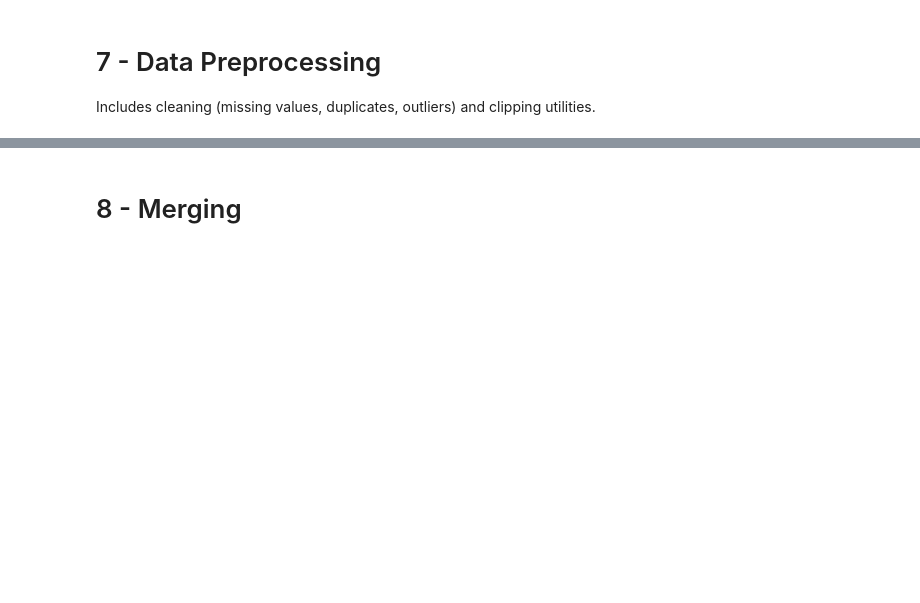
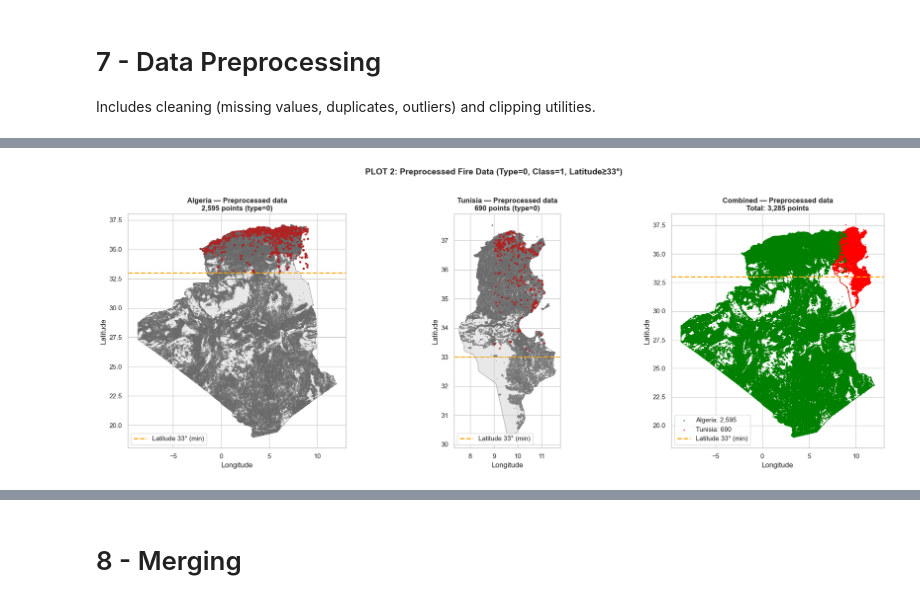
Before and after one commit to BESSAI-Tayeb/forest-fires-algeria-tunisia-analysis, a Jupyter notebook: analysis/analysis/fire.ipynb, the cells around one changed output, grey strips where cells are left out. Drawn from its saved outputs; the diff is of its cells as text; code cells hidden in the pictures; blank space fills up the shorter version.

```diff
--- a/analysis/analysis/fire.ipynb
+++ b/analysis/analysis/fire.ipynb
@@ -786,3 +912,84 @@ Preview of combined fires.csv:
 | 296 | 2.47095 | 36.49013 | 1 |
 | 297 | 2.47010 | 36.49344 | 1 |
 | 309 | 2.47038 | 36.49175 | 1 |
+# %%
+# ============================================================================
+# PLOT 2: AFTER PREPROCESSING (Type=0 only, class=1)
+# ============================================================================
+print("="*80)
+print("PLOT 2: PREPROCESSED DATA (TYPE=0, CLASS=1)")
+print("="*80)
+
+# ============================================================================
+# Load preprocessed data from FIRES_RESULT_CSV
+# ============================================================================
+print(f"\nLoading preprocessed data from {FIRES_RESULT_CSV.name}...")
+preprocessed_df = pd.read_csv(FIRES_RESULT_CSV)
+
+# Separate by country (using longitude as proxy: Algeria < 9, Tunisia >= 9)
+algeria_preprocessed = preprocessed_df[preprocessed_df['longitude'] < 9].copy()
+tunisia_preprocessed = preprocessed_df[preprocessed_df['longitude'] >= 9].copy()
+
+print(f"Preprocessed data (type=0 only, class=1) from {FIRES_RESULT_CSV.name}:")
+print(f"  Algeria: {len(algeria_preprocessed):,} fire points")
+print(f"  Tunisia: {len(tunisia_preprocessed):,} fire points")
+print(f"  Total: {len(preprocessed_df):,} fire points")
+
+# Create geodataframes
+alg_clean_gdf = gpd.GeoDataFrame(
+    algeria_preprocessed,
+    geometry=gpd.points_from_xy(algeria_preprocessed['longitude'], algeria_preprocessed['latitude']),
+    crs='EPSG:4326'
+)
+tn_clean_gdf = gpd.GeoDataFrame(
+    tunisia_preprocessed,
+    geometry=gpd.points_from_xy(tunisia_preprocessed['longitude'], tunisia_preprocessed['latitude']),
+    crs='EPSG:4326'
+)
+
+# Create side-by-side comparison
+fig, axes = plt.subplots(1, 3, figsize=(20, 7))
+
+# Left: Algeria
+ax1 = axes[0]
+algeria_lc.plot(ax=ax1, edgecolor='dimgray', facecolor='lightgray', alpha=0.5)
+alg_clean_gdf.plot(ax=ax1, markersize=5, color='firebrick', alpha=0.7)
+ax1.set_title(f'Algeria — Preprocessed data\n{len(algeria_preprocessed):,} points (type=0)', fontsize=12, fontweight='bold')
+ax1.set_xlabel('Longitude')
+ax1.set_ylabel('Latitude')
+ax1.axhline(y=33, color='orange', linestyle='--', linewidth=2, label='Latitude 33° (min)')
+ax1.legend(loc='lower left')
+
+# Middle: Tunisia
+ax2 = axes[1]
+tunisia_lc.plot(ax=ax2, edgecolor='dimgray', facecolor='lightgray', alpha=0.5)
+tn_clean_gdf.plot(ax=ax2, markersize=5, color='firebrick', alpha=0.7)
+ax2.set_title(f'Tunisia — Preprocessed data\n{len(tunisia_preprocessed):,} points (type=0)', fontsize=12, fontweight='bold')
+ax2.set_xlabel('Longitude')
+ax2.set_ylabel('Latitude')
+ax2.axhline(y=33, color='orange', linestyle='--', linewidth=2, label='Latitude 33° (min)')
+ax2.legend(loc='lower left')
+
+# Right: Combined view
+ax3 = axes[2]
+algeria_lc.plot(ax=ax3, edgecolor='green', facecolor='none', linewidth=1)
+tunisia_lc.plot(ax=ax3, edgecolor='red', facecolor='none', linewidth=1)
+alg_clean_gdf.plot(ax=ax3, markersize=3, color='green', alpha=0.6, label=f'Algeria: {len(algeria_preprocessed):,}')
+tn_clean_gdf.plot(ax=ax3, markersize=3, color='red', alpha=0.6, label=f'Tunisia: {len(tunisia_preprocessed):,}')
+ax3.set_title(f'Combined — Preprocessed data\nTotal: {len(preprocessed_df):,} points', fontsize=12, fontweight='bold')
+ax3.set_xlabel('Longitude')
+ax3.set_ylabel('Latitude')
+ax3.axhline(y=33, color='orange', linestyle='--', linewidth=2, label='Latitude 33° (min)')
+ax3.legend(loc='lower left')
+
+plt.suptitle('PLOT 2: Preprocessed Fire Data (Type=0, Class=1, Latitude≥33°)', fontsize=14, fontweight='bold', y=1.02)
+plt.tight_layout()
+plt.show()
+
+# Print filtering summary
+raw_total = len(pd.read_csv(FIRES_CSV))
+print(f"\nFiltering summary:")
+print(f"  Raw → Preprocessed: {raw_total:,} → {len(preprocessed_df):,} ({100*len(preprocessed_df)/raw_total:.1f}% retained)")
+print(f"  Filters applied: type=0, latitude≥33, duplicates removed")
+print(f"\n✓ Preprocessed data loaded from: {FIRES_RESULT_CSV}")
+# %% [output]
@@ -788,0 +1005 @@ Preview of combined fires.csv:
+[figure, added]
```
Also changed, not shown: parts of 7 cells of this notebook, 26 other files.
